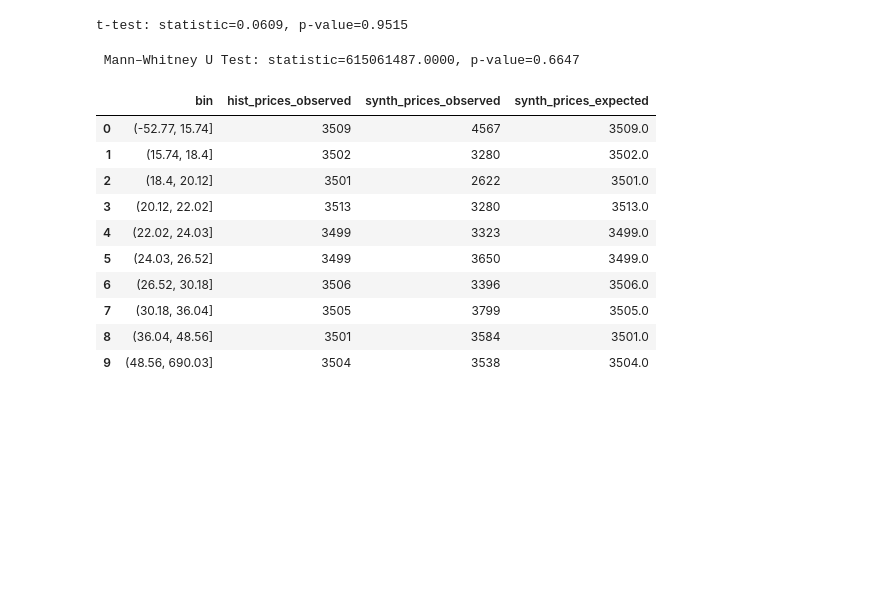
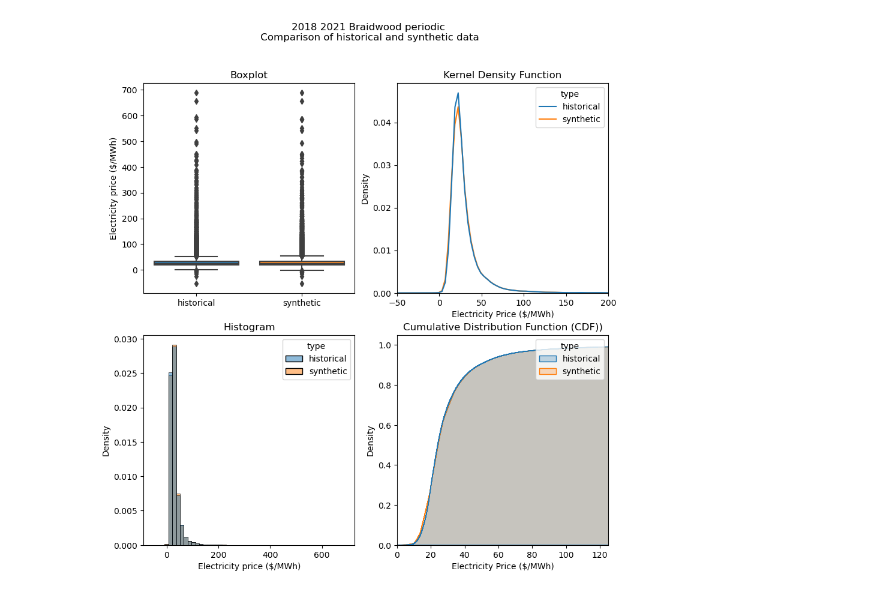
Before and after one commit to idaholab/FORCE, a Jupyter notebook: use_cases/IES_Feb23/train/ARMA_metrics.ipynb, the cells around one changed output. Cells and saved outputs as stored; diff of their text form; code cells hidden in the pictures; blank space fills up the shorter version.

```diff
--- a/use_cases/IES_Feb23/train/ARMA_metrics.ipynb
+++ b/use_cases/IES_Feb23/train/ARMA_metrics.ipynb
@@ -93,45 +91,0 @@ plt.xlim(0,25)
-# %%
-# T-Test to compare means, not very useful?
-from scipy.stats import ttest_ind
-hist_prices = prices_df.loc[prices_df.type=='historical','price'].values
-synth_prices = prices_df.loc[prices_df.type=='synthetic','price'].values
-stat, p_value = ttest_ind(hist_prices, synth_prices)
-print(f"t-test: statistic={stat:.4f}, p-value={p_value:.4f}")
-# %% [output]
-t-test: statistic=0.0609, p-value=0.9515
-# %%
-# Mann Whitney U Test: null hypothesis 2 groups have the same distribution
-from scipy.stats import mannwhitneyu
-stat, p_value = mannwhitneyu(hist_prices, synth_prices)
-print(f" Mann–Whitney U Test: statistic={stat:.4f}, p-value={p_value:.4f}")
-# %% [output]
- Mann–Whitney U Test: statistic=615061487.0000, p-value=0.6647
-# %%
-# Chi Squared Test: Test similarity between distributions
-# Init dataframe
-df_bins = pd.DataFrame()
-
-# Generate bins from control group
-_, bins = pd.qcut(hist_prices, q=10, retbins=True)
-df_bins['bin'] = pd.cut(hist_prices, bins=bins).value_counts().index
-
-# Apply bins to both groups
-df_bins['hist_prices_observed'] = pd.cut(hist_prices, bins=bins).value_counts().values
-df_bins['synth_prices_observed'] = pd.cut(synth_prices, bins=bins).value_counts().values
-
-# Compute expected frequency in the treatment group
-df_bins['synth_prices_expected'] = df_bins['hist_prices_observed'] / np.sum(df_bins['hist_prices_observed']) * np.sum(df_bins['synth_prices_observed'])
-
-df_bins
-# %% [output]
-|  | bin | hist_prices_observed | synth_prices_observed | synth_prices_expected |
-| 0 | (-52.77, 15.74] | 3509 | 4567 | 3509.0 |
-| 1 | (15.74, 18.4] | 3502 | 3280 | 3502.0 |
-| 2 | (18.4, 20.12] | 3501 | 2622 | 3501.0 |
-| 3 | (20.12, 22.02] | 3513 | 3280 | 3513.0 |
-| 4 | (22.02, 24.03] | 3499 | 3323 | 3499.0 |
-| 5 | (24.03, 26.52] | 3499 | 3650 | 3499.0 |
-| 6 | (26.52, 30.18] | 3506 | 3396 | 3506.0 |
-| 7 | (30.18, 36.04] | 3505 | 3799 | 3505.0 |
-| 8 | (36.04, 48.56] | 3501 | 3584 | 3501.0 |
-| 9 | (48.56, 690.03] | 3504 | 3538 | 3504.0 |
@@ -142,0 +92,29 @@ print(f"Chi-squared Test: statistic={stat:.4f}, p-value={p_value:.4f}")
+# %%
+# Plot and save histograms and boxplots
+fig, axes = plt.subplots(2,2,figsize =(10,10))
+
+title = ' '.join(tag.split('_'))+'\n Comparison of historical and synthetic data'
+fig.suptitle(title)
+
+sns.boxplot(ax = axes[0,0],data=prices_df, x='type', y='price')
+axes[0,0].set_title('Boxplot')
+axes[0,0].set_ylabel('Electricity price ($/MWh)')
+axes[0,0].set_xlabel('')
+
+sns.histplot(ax = axes[1,0], data=prices_df, x='price', hue='type', bins=50, stat='density', common_norm=False)
+axes[1,0].set_title('Histogram')
+axes[1,0].set_xlabel('Electricity price ($/MWh)')
+
+sns.kdeplot(ax = axes[0,1], x='price', data=prices_df, hue='type',common_norm=False)
+axes[0,1].set_title('Kernel Density Function')
+axes[0,1].set_xlabel('Electricity Price ($/MWh)')
+axes[0,1].set_xlim(-50,200)
+
+sns.histplot(ax = axes[1,1], data=prices_df, x='price', hue='type', bins=len(prices_df), stat='density', element='step', fill=True,cumulative=True, common_norm=False)
+axes[1,1].set_title('Cumulative Distribution Function (CDF))')
+axes[1,1].set_xlabel('Electricity Price ($/MWh)')
+axes[1,1].set_xlim(0,125)
+
+fig.savefig(tag+'_comparison_plots.png')
+# %% [output]
+[figure, added]
```
Also changed, not shown: parts of 9 cells of this notebook.
